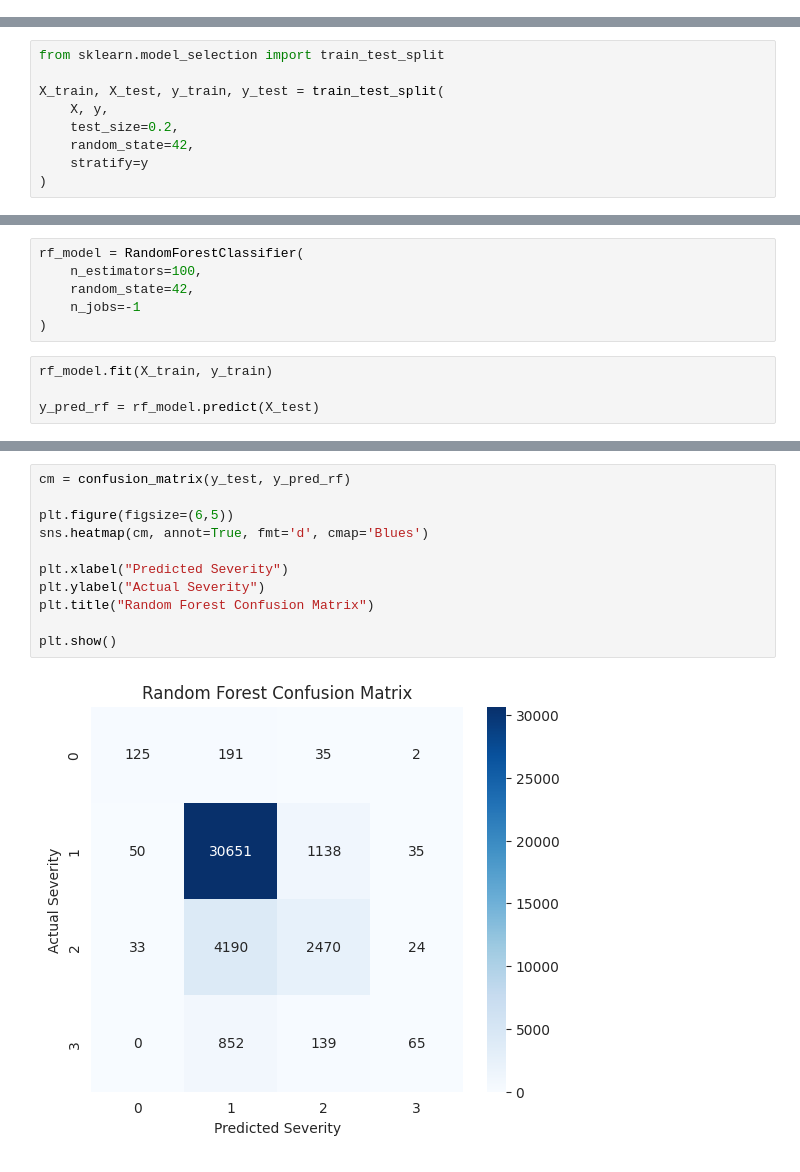
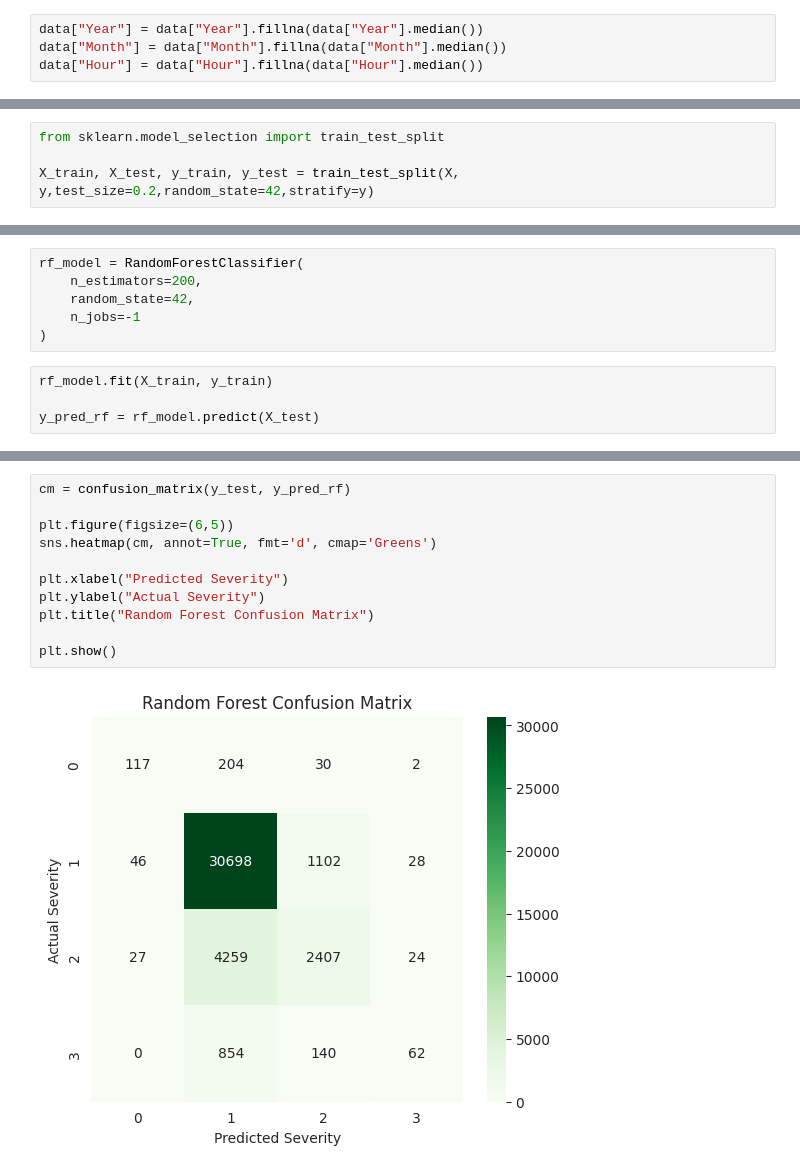
Before and after one commit to Aditya127812/P.C.A_Task, a Jupyter notebook: Task_3.ipynb, the cells around one changed output, grey strips where cells are left out. Saved outputs shown, nothing was run; the diff lists cells and outputs as text.

```diff
--- a/Task_3.ipynb
+++ b/Task_3.ipynb
@@ -450,6 +450,10 @@ array([0.19636357, 0.11806067, 0.09641618, 0.08754791, 0.08124486,
        0.04734486])
 # %% [markdown]
 #NOW THE Ensemble Learning — Model Training
+# %%
+data["Year"] = data["Year"].fillna(data["Year"].median())
+data["Month"] = data["Month"].fillna(data["Month"].median())
+data["Hour"] = data["Hour"].fillna(data["Hour"].median())
 # %%
 X = data.select_dtypes(include=np.number).drop(columns=['Severity', "End_Lat", "End_Lng"])
 
@@ -457,17 +479,12 @@ y = data['Severity']
 # %%
 from sklearn.model_selection import train_test_split
 
-X_train, X_test, y_train, y_test = train_test_split(
-    X, y,
-    test_size=0.2,
-    random_state=42,
-    stratify=y
-)
+X_train, X_test, y_train, y_test = train_test_split(X, y,test_size=0.2,random_state=42,stratify=y)
 # %%
 from sklearn.ensemble import RandomForestClassifier
 # %%
 rf_model = RandomForestClassifier(
-    n_estimators=100,
+    n_estimators=200,
     random_state=42,
     n_jobs=-1
 )
@@ -498,13 +515,13 @@ F1 Score : 0.8067744251460169
 # %%
 cm = confusion_matrix(y_test, y_pred_rf)
 
 plt.figure(figsize=(6,5))
-sns.heatmap(cm, annot=True, fmt='d', cmap='Blues')
+sns.heatmap(cm, annot=True, fmt='d', cmap='Greens')
 
 plt.xlabel("Predicted Severity")
 plt.ylabel("Actual Severity")
 plt.title("Random Forest Confusion Matrix")
 
 plt.show()
 # %% [output]
-[figure, old version]
+[figure, new version]
```
Also changed, not shown: parts of 15 cells of this notebook.
